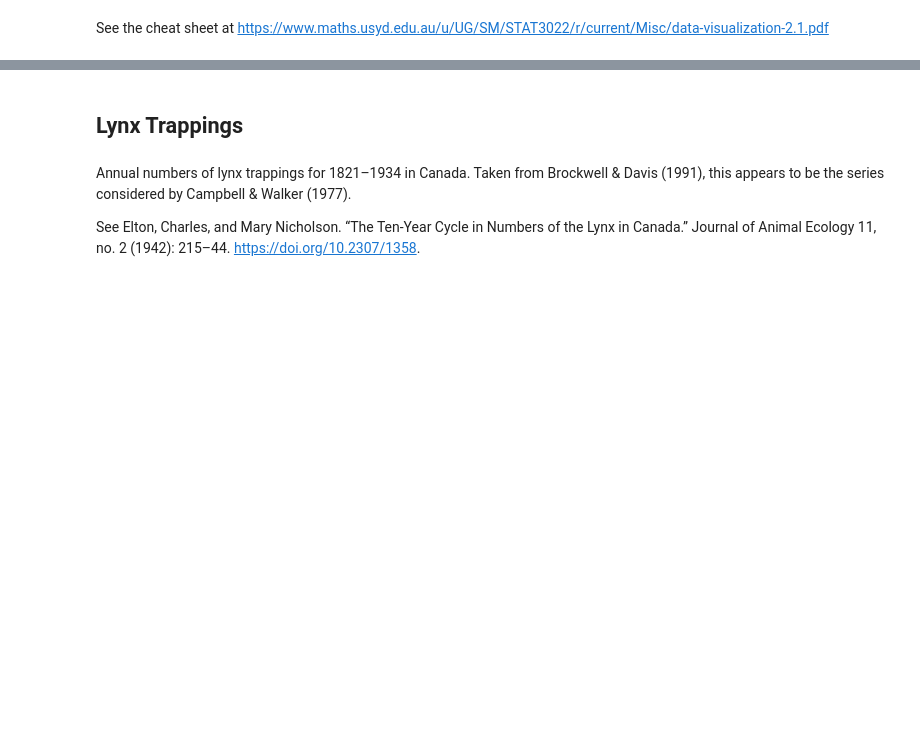
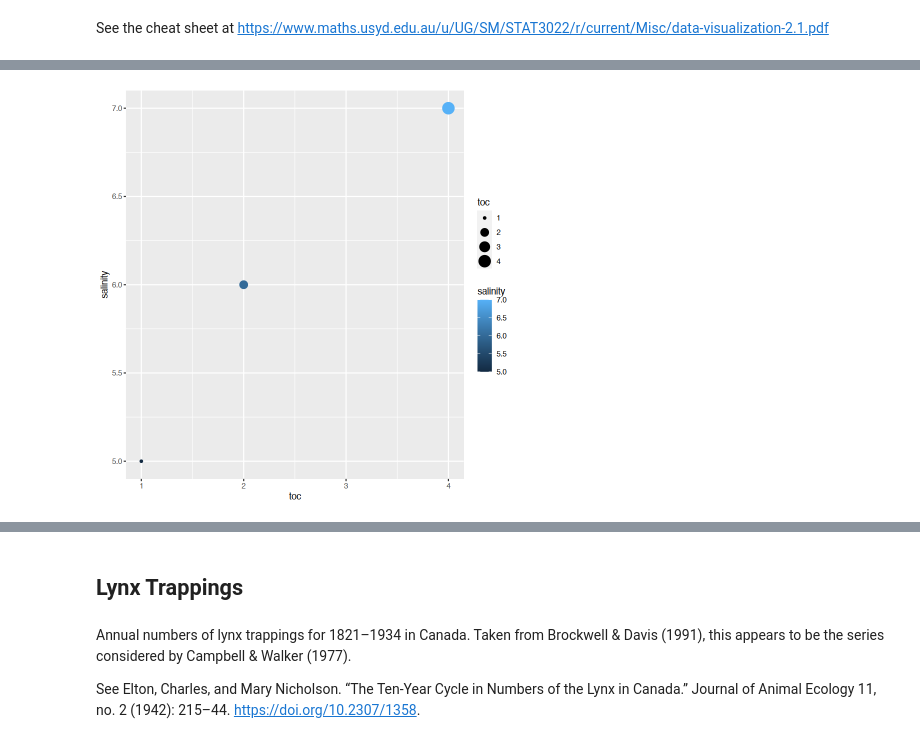
Before and after one commit to jrising/couplingsf23, a Jupyter notebook: practicum5.ipynb, the cells around one changed output, grey strips where cells are left out. Drawn from its saved outputs; the diff is of its cells as text; code cells hidden in the pictures; blank space fills up the shorter version.

```diff
--- a/practicum5.ipynb
+++ b/practicum5.ipynb
@@ -98,3 +293,5 @@ ggplot(df, aes(x=toc, y=salinity)) + geom_point() + geom_line()
 # %%
-ggplot(df, aes(x=toc, y=salinity)) + geom_point(size=100, colour='#FF8000')
+ggplot(df, aes(x=toc, y=salinity)) + geom_point(aes(size=toc, colour=salinity))
+# %% [output]
+[figure, added]
 # %%
```
Also changed, not shown: parts of 74 cells of this notebook.
